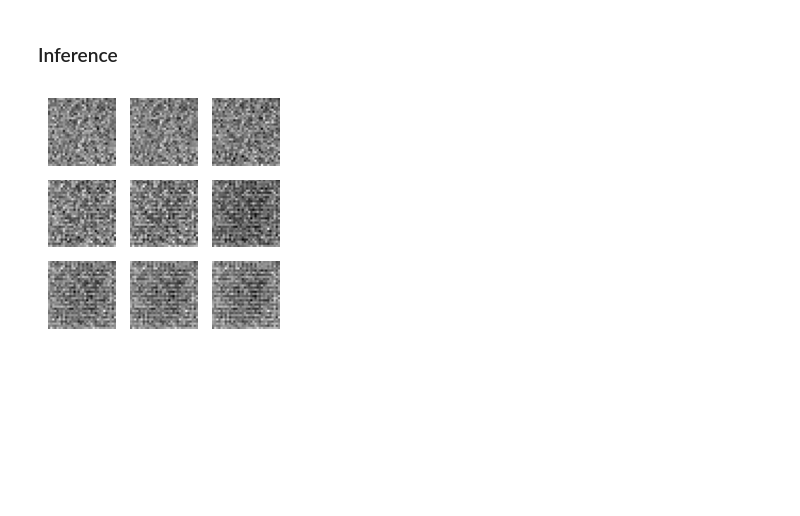
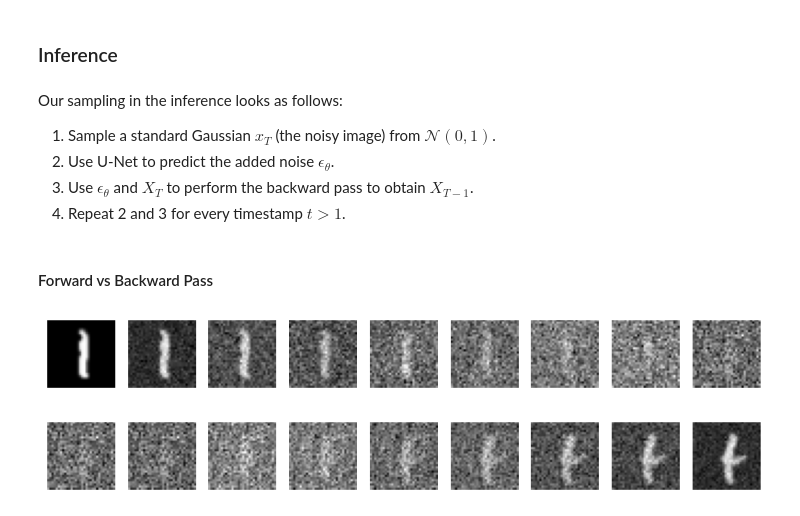
Before and after one commit to jcheigh/Generating-AI-Images, a Jupyter notebook: DDPMs/model.ipynb, the cells around one changed output. Drawn from its saved outputs; the diff is of its cells as text; code cells hidden in the pictures; blank space fills up the shorter version.

```diff
--- a/DDPMs/model.ipynb
+++ b/DDPMs/model.ipynb
@@ -229,19 +186,36 @@ def save_img(imgs, filename=None):
+# %% [markdown]
+Our sampling in the inference looks as follows:
+1. Sample a standard Gaussian $x_T$ (the noisy image) from $\mathcal{N}(0,1)$.
+2. Use U-Net to predict the added noise $\epsilon_{\theta}$.
+3. Use $\epsilon_{\theta}$ and $X_{T}$ to perform the backward pass to obtain $X_{T-1}$.
+4. Repeat 2 and 3 for every timestamp $t > 1$.
 # %%
-# generate noise
-x = tf.random.normal(shape=(1,32,32,1))
+def get_sample(x=None, show_progress=True):
+    # generate noise
+    if x is None:
+        x = tf.random.normal(shape=(1,32,32,1))
 
-# array to store images
-imgs = []
-imgs.append(np.squeeze(np.squeeze(x, 0),-1))
+    # array to store images
+    imgs = [np.squeeze(np.squeeze(x, 0),-1)]
 
-# backward process
+    # backward process
+    for i in tqdm(range(timesteps-1)):
+        x = backward(x, i)
+        if i in [0,25,50,75,100,125,150,175,198]:
+            imgs.append(np.squeeze(np.squeeze(x, 0),-1))
 
-for i in tqdm(range(timesteps-1)):
-    x = backward(x, i)
-    if i in [0,25,50,75,100,125,150,175,198]:
-        imgs.append(np.squeeze(np.squeeze(x, 0),-1))
+    return imgs if show_progress else imgs[-1]
 
-# save images
-save_img(imgs, 'result')
+def backward_and_show_progress(x=None, save_img=True, n=None):
+    # generate images
+    generated_imgs = get_sample(x)
+    # save images
+    plt.figure(figsize=(10,4))
+    for i in range(9):
+        plt.subplot(1, 9, i+1)
+        plt.imshow(generated_imgs[i], cmap='gray')
+        plt.axis('off')
+    if save_img:
+        plt.savefig(f'./generated_images/sample{n}.png')
+    else:
+        plt.show()
-# %% [output]
-[figure, removed]
@@ -247,0 +225,12 @@ save_img(imgs, 'result')
+# %% [markdown]
+#### Forward vs Backward Pass
+# %%
+# forward pass
+x_t = forward_and_show_progress(x_0, [0,25,50,75,100,125,150,175,199])
+# %% [output]
+[figure, added]
+# %%
+# backward pass
+backward_and_show_progress(x=x_t, save_img=False)
+# %% [output]
+[figure, added]
```
Also changed, not shown: parts of 31 cells of this notebook, 13 other files.
